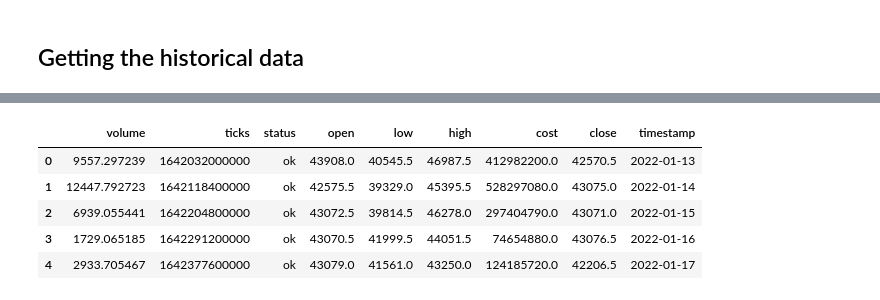
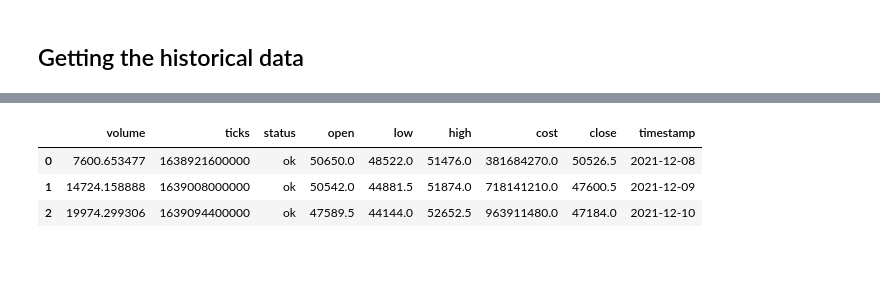
Before and after one commit to marcNY/crypto_option_dashboard, a Jupyter notebook: notebooks/demo.ipynb, the cells around one changed output, grey strips where cells are left out. Saved outputs shown, nothing was run; the diff lists cells and outputs as text; code cells hidden in the pictures; blank space fills up the shorter version.

```diff
--- a/notebooks/demo.ipynb
+++ b/notebooks/demo.ipynb
@@ -83,0 +100,2 @@ print(strike_of_interest)
+# %%
+desired_option_type = "call"
@@ -84,9 +107,6 @@ print(strike_of_interest)
 # %%
-instrument_data = instruments_21t.loc[
-    (instruments.expiration_time == date_of_interest)
-    & (instruments.option_type == option_type_of_interest)
-    & (instruments.strike == strike_of_interest)
-]
-instrument_dict = instrument_data.to_dict("records")[0]
-instrument_dict
+instrument_data = instruments.loc[(instruments.expiration_time == month_end_expiry)
+                                  & (instruments.option_type == desired_option_type)
+                                  & (instruments.strike == desired_strike)]
+instrument_data
 # %% [output]
@@ -115,14 +118,14 @@ We now have an option that we want to backtest, i the next step we will pull the
 # %% [markdown]
 ## Getting the historical data
+# %%
+ts_creation = dt.datetime.timestamp(dt.datetime.fromtimestamp(instrument_data["creation_timestamp"].values[0]/1000).replace(second = 0, microsecond = 0)) * 1000
+ts_expiration = dt.datetime.timestamp(dt.datetime.fromtimestamp(instrument_data["expiration_timestamp"].values[0]/1000).replace(second = 0, microsecond = 0)) * 1000
 # %%
-time_period = "1D"
+time_period = '1D'
 
-option_data = api.get_historical_data(
-    instrument_dict["creation_timestamp"],
-    instrument_dict["expiration_timestamp"],
-    instrument_dict["instrument_name"],
-    time_period,
-)
-print(option_data.count())
-option_data.head()
+option_data = api.get_historical_data(ts_creation,
+                                      ts_expiration,
+                                      instrument_data["instrument_name"].iloc[0],
+                                      time_period)
+option_data.head(3)
 # %% [output]
@@ -145,18 +136,14 @@ dtype: int64
 # %%
-# if we are using BTC the underlying will be BTC-PERPETUAL if we are using ETH the underlying will be ETH-PERPETUAL
+# For BTC the underlying will be 'BTC-PERPETUAL' while for ETH it will be 'ETH-PERPETUAL'
 
-spot_data = api.get_historical_data(
-    instrument_dict["creation_timestamp"],
-    instrument_dict["expiration_timestamp"],
-    "BTC-PERPETUAL",
-    time_period,
-)
-spot_data.head()
+spot_data = api.get_historical_data(option_data.timestamp[0].timestamp()*1000,
+                                    ts_expiration,
+                                    "BTC-PERPETUAL",
+                                    time_period)
+spot_data.head(3)
 # %% [output]
 |  | volume | ticks | status | open | low | high | cost | close | timestamp |
-| 0 | 9557.297239 | 1642032000000 | ok | 43908.0 | 40545.5 | 46987.5 | 412982200.0 | 42570.5 | 2022-01-13 |
-| 1 | 12447.792723 | 1642118400000 | ok | 42575.5 | 39329.0 | 45395.5 | 528297080.0 | 43075.0 | 2022-01-14 |
-| 2 | 6939.055441 | 1642204800000 | ok | 43072.5 | 39814.5 | 46278.0 | 297404790.0 | 43071.0 | 2022-01-15 |
-| 3 | 1729.065185 | 1642291200000 | ok | 43070.5 | 41999.5 | 44051.5 | 74654880.0 | 43076.5 | 2022-01-16 |
-| 4 | 2933.705467 | 1642377600000 | ok | 43079.0 | 41561.0 | 43250.0 | 124185720.0 | 42206.5 | 2022-01-17 |
+| 0 | 7600.653477 | 1638921600000 | ok | 50650.0 | 48522.0 | 51476.0 | 381684270.0 | 50526.5 | 2021-12-08 |
+| 1 | 14724.158888 | 1639008000000 | ok | 50542.0 | 44881.5 | 51874.0 | 718141210.0 | 47600.5 | 2021-12-09 |
+| 2 | 19974.299306 | 1639094400000 | ok | 47589.5 | 44144.0 | 52652.5 | 963911480.0 | 47184.0 | 2021-12-10 |
 # %%
```
Also changed, not shown: parts of 30 cells of this notebook.
